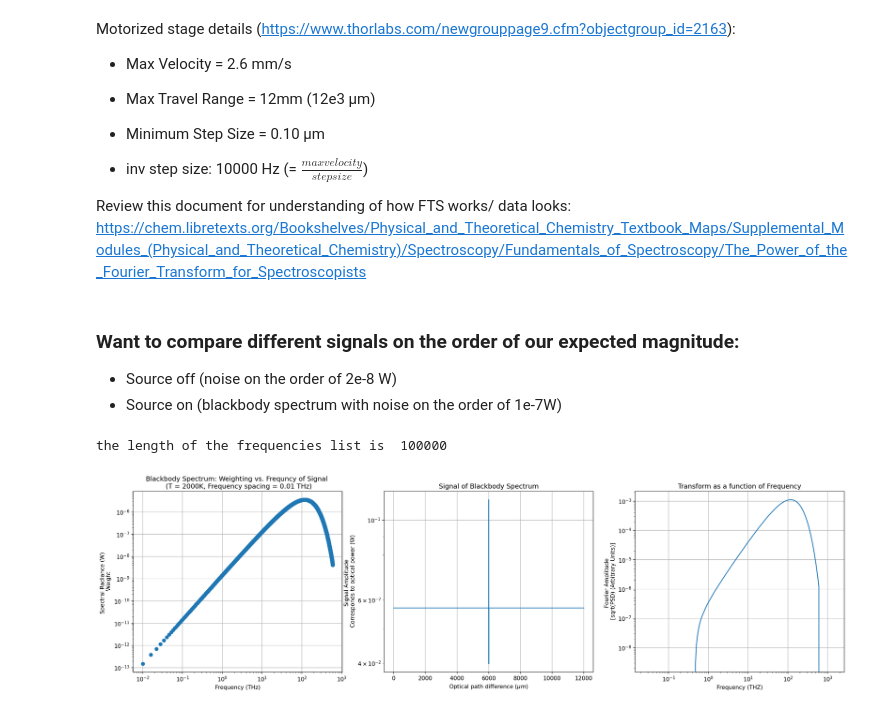
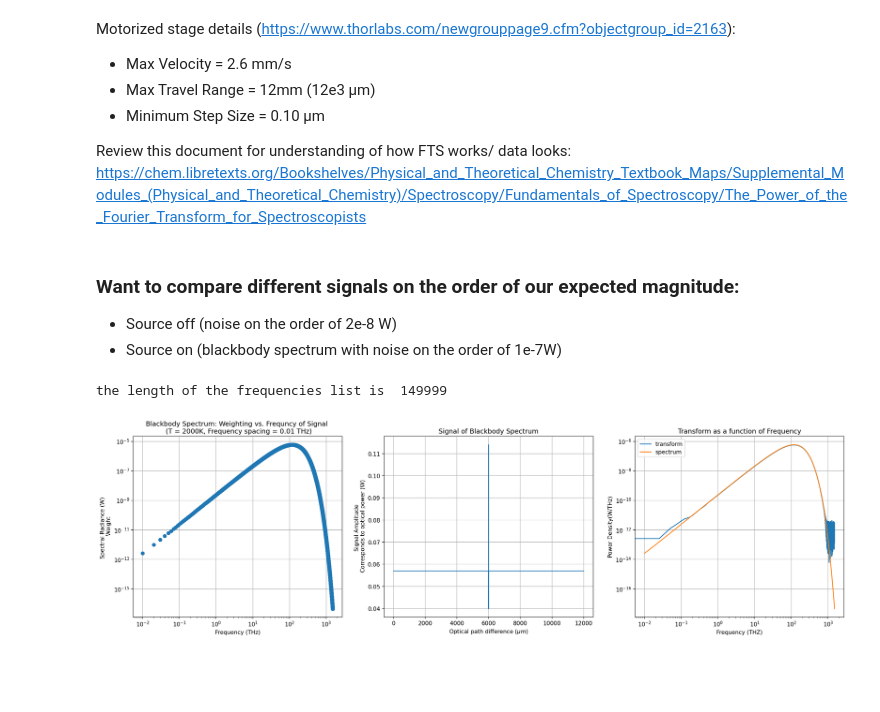
Before and after one commit to nkurinsky/THz-FTS, a Jupyter notebook: python/Notebooks/BBspectrum_FTS_(arbitrary_FrequencyList).ipynb, the cells around one changed output. Saved outputs shown, nothing was run; the diff lists cells and outputs as text; code cells hidden in the pictures; blank space fills up the shorter version.

```diff
--- a/python/Notebooks/BBspectrum_FTS_(arbitrary_FrequencyList).ipynb
+++ b/python/Notebooks/BBspectrum_FTS_(arbitrary_FrequencyList).ipynb
@@ -36,8 +32,6 @@ Motorized stage details (https://www.thorlabs.com/newgrouppage9.cfm?objectgroup_
 *   Max Travel Range = 12mm (12e3 µm)
 *   Minimum Step Size = 0.10 µm
 
-*   inv step size: 10000 Hz (= $\frac{max velocity}{step size}$)
-
 Review this document for understanding of how FTS works/ data looks: https://chem.libretexts.org/Bookshelves/Physical_and_Theoretical_Chemistry_Textbook_Maps/Supplemental_Modules_(Physical_and_Theoretical_Chemistry)/Spectroscopy/Fundamentals_of_Spectroscopy/The_Power_of_the_Fourier_Transform_for_Spectroscopists
 # %% [markdown]
 ### Want to compare different signals on the order of our expected magnitude:
@@ -52,11 +46,11 @@ lambda_or_nu = False
 fig = plt.figure(figsize=(23, 6), dpi=150)
 
 #for blackbody spectrum, decide frequeny range and number of frequency slices
-min_frequency = 0.01 #THz
-max_frequency = 600 #THz
-num_slices = 1e5
-frequency_slice_size = (max_frequency - min_frequency)/num_slices #THz
-frequencies = arange(min_frequency, max_frequency, frequency_slice_size) #still in THz
+min_frequency = 0.1 #THz
+max_frequency = 1500 #THz
+num_slices = 1639
+frequency_slice_size = 0.01 #(max_frequency - min_frequency)/num_slices #THz
+frequencies = arange(frequency_slice_size, max_frequency, frequency_slice_size) #still in THz (use min as frequency slice size)
 print("the length of the frequencies list is ", len(frequencies))
 
 x,y,weights_nofilter = blackbody_input_function(lambda_or_nu, frequencies, frequency_slice_size, filter='no', sigma = 2e-8)
@@ -66,38 +60,41 @@ plt.plot(frequencies, weights_nofilter , 'o')
 
 plt.subplot(1, 3, 2)
 plt.plot(x,y)
 
+
 plt.subplot(1, 3, 3)
-frequency, spectrum = psd_frequency(y,'parzen')
-spectrum = adjust_spectrum(spectrum)
-plt.semilogy(frequency, spectrum)
+frequency, spectrum_nofilter = psd_frequency(y, 'parzen')
+plt.semilogy(frequency, spectrum_nofilter, label='transform')
 
 #plot details for blackbody spectrum plot
 plt.subplot(1, 3, 1)
 plt.grid(True)
-xscale('log')
+plt.xscale('log')
 plt.yscale('log')
 title = "Blackbody Spectrum: Weighting vs. Frequncy of Signal \n (T = " + str(Temp) + "K, Frequency spacing = "+ str(round(frequency_slice_size,2)) + " THz)"
 plt.title(title)
 plt.xlabel("Frequency (THz)")
 plt.ylabel("Spectral Radiance (W) \n Weight")
 
 #plot details for signal plot
 plt.subplot(1, 3, 2)
 plt.grid(True)
-plt.yscale('log')
+#plt.yscale('log')
 plt.title("Signal of Blackbody Spectrum")
 plt.xlabel("Optical path difference ($\mu m$)")
 plt.ylabel("Signal Amplitude \n Corresponds to optical power (W)")
 
 #plot details for fourier transform plot in terms of frequency rather than wavenumber
 plt.subplot(1, 3, 3)
 plt.title("Transform as a function of Frequency")
+df = (frequencies[1] - frequencies[0])/Hz_to_THz
+plt.semilogy(frequencies, weights_nofilter/df*1e9, label = 'spectrum')
+plt.legend()
 plt.grid(True)
 plt.xscale('log')
 plt.xlabel('Frequency (THZ)')
-plt.ylabel("Fourier Amplitude \n [sqrt(PSD) (Arbitrary Units)]")
+plt.ylabel("Power Density(W/THz)")
 plt.show()
 # %% [output]
-the length of the frequencies list is  100000
+the length of the frequencies list is  149999
-[figure, old version]
+[figure, new version]
```
Also changed, not shown: parts of 8 cells of this notebook.
